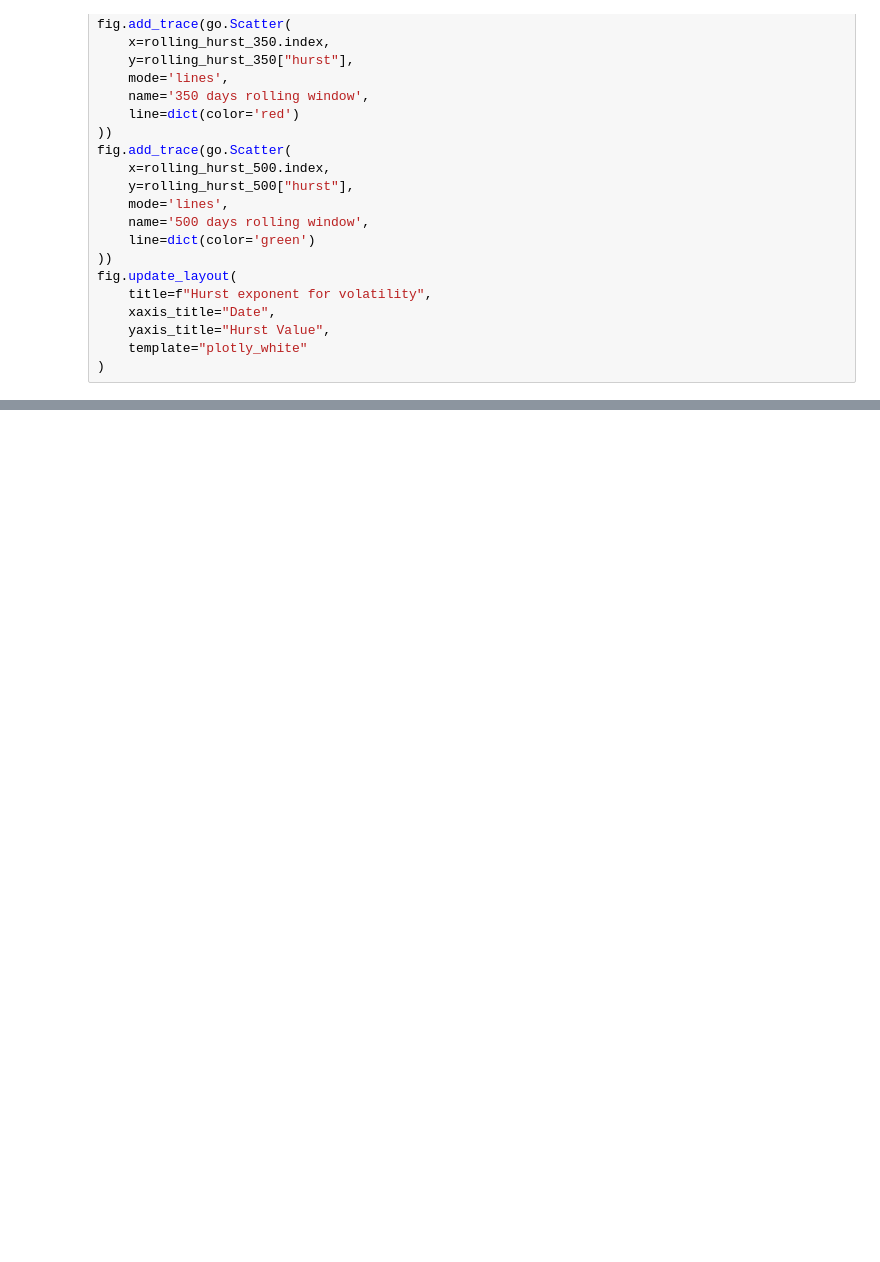
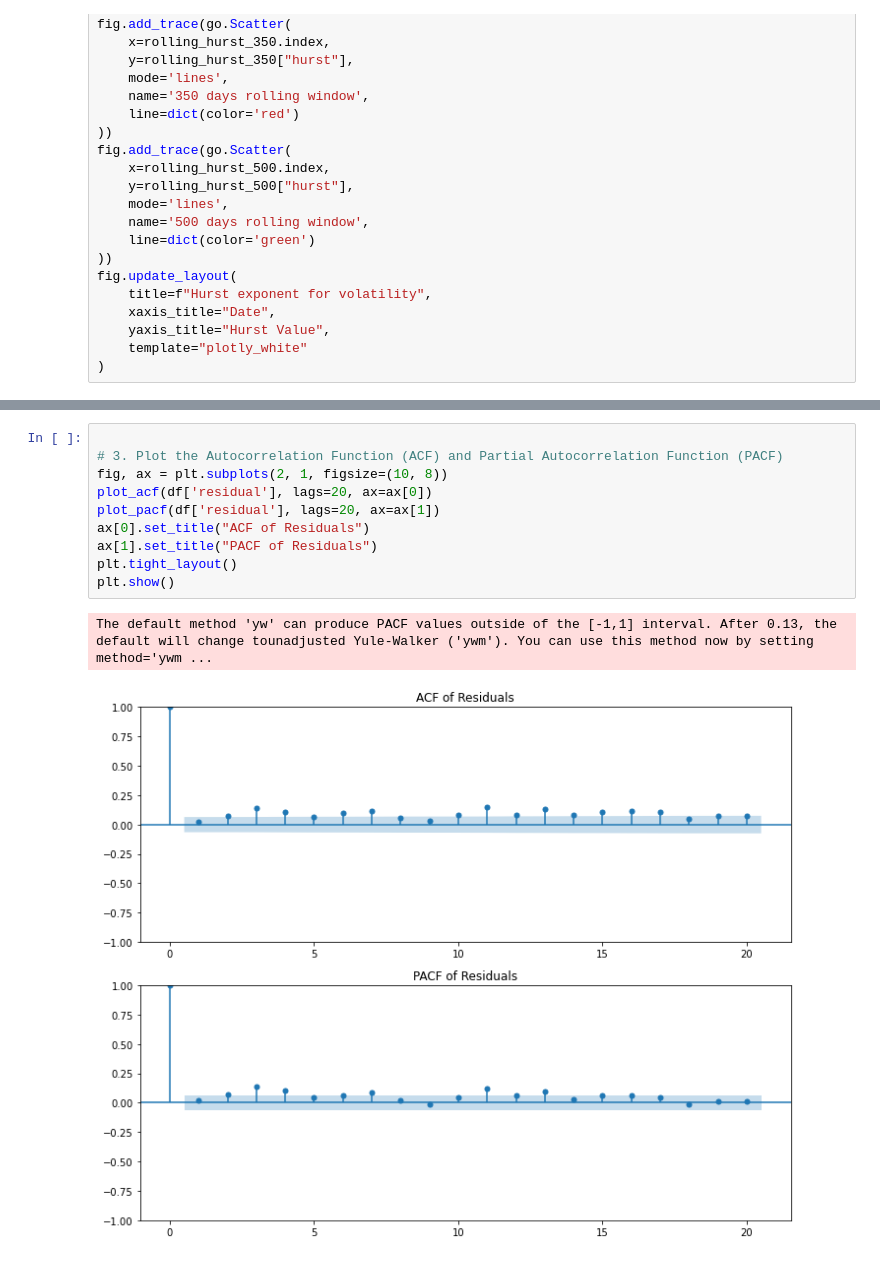
Before and after one commit to thatjosh/stats-practitioner-challenge, a Jupyter notebook: challenge/fBM_vix.ipynb, the cells around one changed output, grey strips where cells are left out. Saved outputs shown, nothing was run; the diff lists cells and outputs as text; blank space fills up the shorter version.

```diff
--- a/challenge/fBM_vix.ipynb
+++ b/challenge/fBM_vix.ipynb
@@ -293,0 +339,13 @@ fig.update_layout(
+# %%
+
+# 3. Plot the Autocorrelation Function (ACF) and Partial Autocorrelation Function (PACF)
+fig, ax = plt.subplots(2, 1, figsize=(10, 8))
+plot_acf(df['residual'], lags=20, ax=ax[0])
+plot_pacf(df['residual'], lags=20, ax=ax[1])
+ax[0].set_title("ACF of Residuals")
+ax[1].set_title("PACF of Residuals")
+plt.tight_layout()
+plt.show()
+# %% [output]
+The default method 'yw' can produce PACF values outside of the [-1,1] interval. After 0.13, the default will change tounadjusted Yule-Walker ('ywm'). You can use this method now by setting method='ywm ...
+[figure, added]
```
Also changed, not shown: parts of 18 cells of this notebook, 1 other file.
